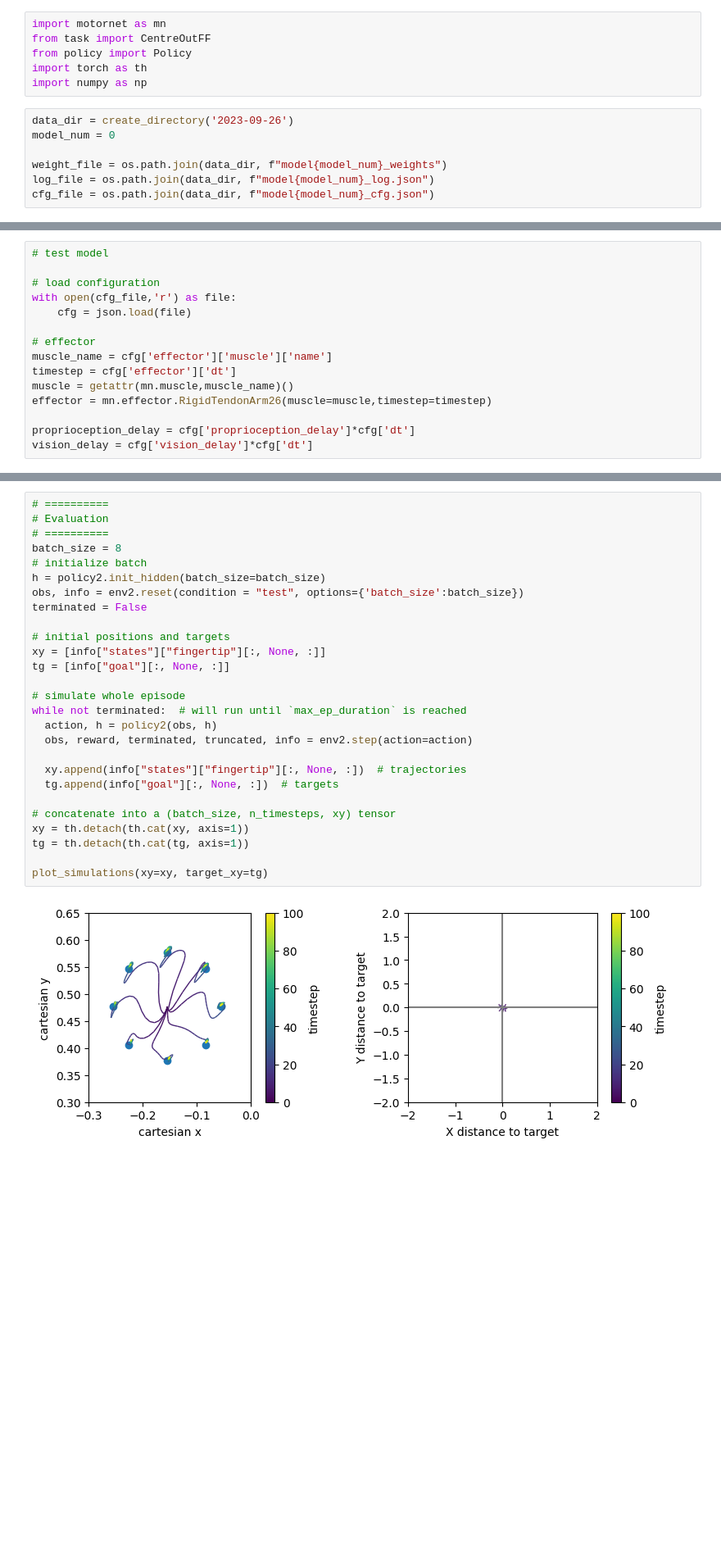
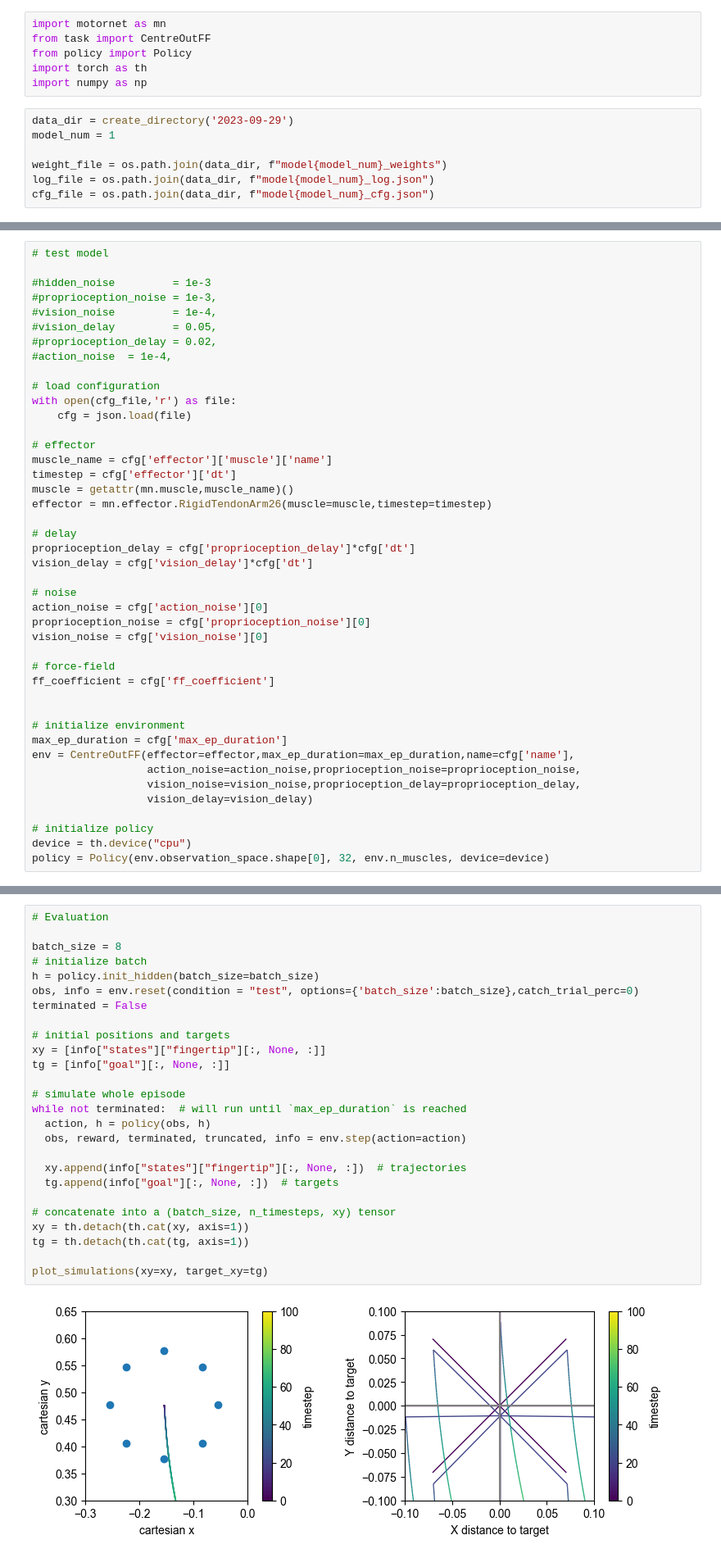
Before and after one commit to mshahbazi1997/MotorSavingModel, a Jupyter notebook: notebooks/test.ipynb, the cells around one changed output, grey strips where cells are left out. Shown at 82% size. Cells and saved outputs as stored; diff of their text form; blank space fills up the shorter version.

Commit message:
debug test

```diff
--- a/notebooks/test.ipynb
+++ b/notebooks/test.ipynb
@@ -12,8 +12,8 @@ from policy import Policy
 import torch as th
 import numpy as np
 # %%
-data_dir = create_directory('2023-09-26')
-model_num = 0
+data_dir = create_directory('2023-09-29')
+model_num = 1
 
 weight_file = os.path.join(data_dir, f"model{model_num}_weights")
 log_file = os.path.join(data_dir, f"model{model_num}_log.json")
@@ -40,5 +34,12 @@ obs, info = env.reset(condition = "train",ff_coefficient=0, options={'batch_size
 # %%
 # test model
+
+#hidden_noise         = 1e-3
+#proprioception_noise = 1e-3,
+#vision_noise         = 1e-4,
+#vision_delay         = 0.05,
+#proprioception_delay = 0.02,
+#action_noise  = 1e-4,
 
 # load configuration
 with open(cfg_file,'r') as file:
@@ -50,5 +51,26 @@ timestep = cfg['effector']['dt']
 muscle = getattr(mn.muscle,muscle_name)()
 effector = mn.effector.RigidTendonArm26(muscle=muscle,timestep=timestep)
 
+# delay
 proprioception_delay = cfg['proprioception_delay']*cfg['dt']
 vision_delay = cfg['vision_delay']*cfg['dt']
+
+# noise
+action_noise = cfg['action_noise'][0]
+proprioception_noise = cfg['proprioception_noise'][0]
+vision_noise = cfg['vision_noise'][0]
+
+# force-field
+ff_coefficient = cfg['ff_coefficient']
+
+
+# initialize environment
+max_ep_duration = cfg['max_ep_duration']
+env = CentreOutFF(effector=effector,max_ep_duration=max_ep_duration,name=cfg['name'],
+                  action_noise=action_noise,proprioception_noise=proprioception_noise,
+                  vision_noise=vision_noise,proprioception_delay=proprioception_delay,
+                  vision_delay=vision_delay)
+
+# initialize policy
+device = th.device("cpu")
+policy = Policy(env.observation_space.shape[0], 32, env.n_muscles, device=device)
@@ -60,29 +77,28 @@ task_type = cfg['Task']['name']
 # %%
-# ==========
 # Evaluation
-# ==========
+
 batch_size = 8
 # initialize batch
-h = policy2.init_hidden(batch_size=batch_size)
-obs, info = env2.reset(condition = "test", options={'batch_size':batch_size})
+h = policy.init_hidden(batch_size=batch_size)
+obs, info = env.reset(condition = "test", options={'batch_size':batch_size},catch_trial_perc=0)
 terminated = False
 
 # initial positions and targets
 xy = [info["states"]["fingertip"][:, None, :]]
 tg = [info["goal"][:, None, :]]
 
 # simulate whole episode
 while not terminated:  # will run until `max_ep_duration` is reached
-  action, h = policy2(obs, h)
-  obs, reward, terminated, truncated, info = env2.step(action=action)
+  action, h = policy(obs, h)
+  obs, reward, terminated, truncated, info = env.step(action=action)
 
   xy.append(info["states"]["fingertip"][:, None, :])  # trajectories
   tg.append(info["goal"][:, None, :])  # targets
 
 # concatenate into a (batch_size, n_timesteps, xy) tensor
 xy = th.detach(th.cat(xy, axis=1))
 tg = th.detach(th.cat(tg, axis=1))
 
 plot_simulations(xy=xy, target_xy=tg)
 # %% [output]
-[figure, old version]
+[figure, new version]
```
Also changed, not shown: parts of 5 cells of this notebook, 3 other files.
